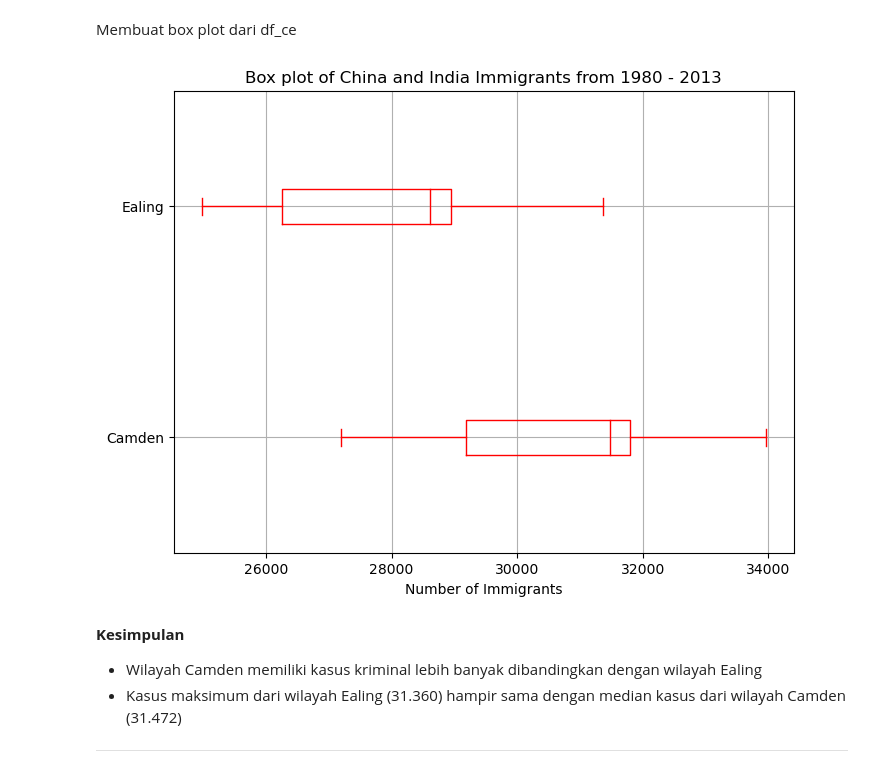
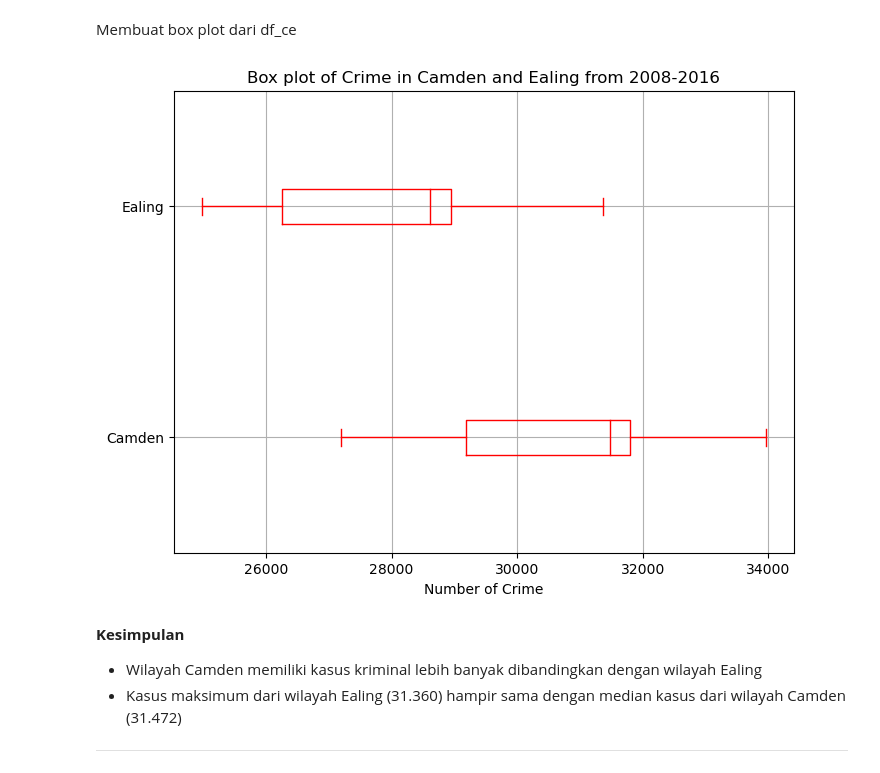
Before and after one commit to ria-fajriyah/Assignment-1_Publication-GradePlot, a Jupyter notebook: PYTN_Assgn_1_4_Nurul Fajriyah Al Maulidiyah.ipynb, the cells around one changed output. Saved outputs shown, nothing was run; the diff lists cells and outputs as text; code cells hidden in the pictures.

Commit message:
assignment1

```diff
--- a/PYTN_Assgn_1_4_Nurul Fajriyah Al Maulidiyah.ipynb
+++ b/PYTN_Assgn_1_4_Nurul Fajriyah Al Maulidiyah.ipynb
@@ -18,7 +18,7 @@ import folium
 # %% [markdown]
 ## Membaca dataset
 # %%
-df = pd.read_csv('Assignment1/dataset/london_crime_by_lsoa.csv')
+df = pd.read_csv('dataset/london_crime_by_lsoa.csv')
 df
 # %% [output]
 |  | lsoa_code | borough | major_category | minor_category | value | year | month |
@@ -806,12 +806,12 @@ Membuat box plot dari df_ce
 # %%
 df_ce.plot(kind='box', figsize=(8, 6), grid=True, color='red', vert=False)
 
-plt.title('Box plot of China and India Immigrants from 1980 - 2013')
-plt.xlabel('Number of Immigrants')
+plt.title('Box plot of Crime in Camden and Ealing from 2008-2016')
+plt.xlabel('Number of Crime')
 
 plt.show()
 # %% [output]
-[figure, old version]
+[figure, new version]
 # %% [markdown]
 **Kesimpulan**
 
```
Also changed, not shown: parts of 4 cells of this notebook.
